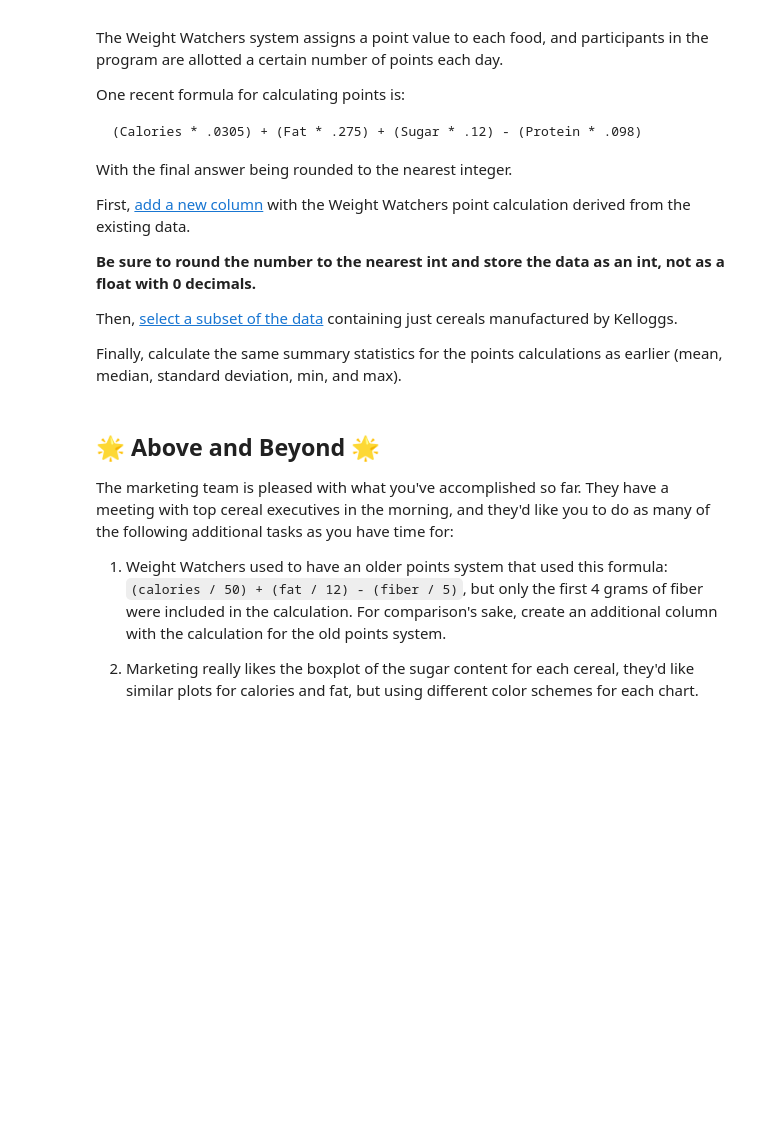
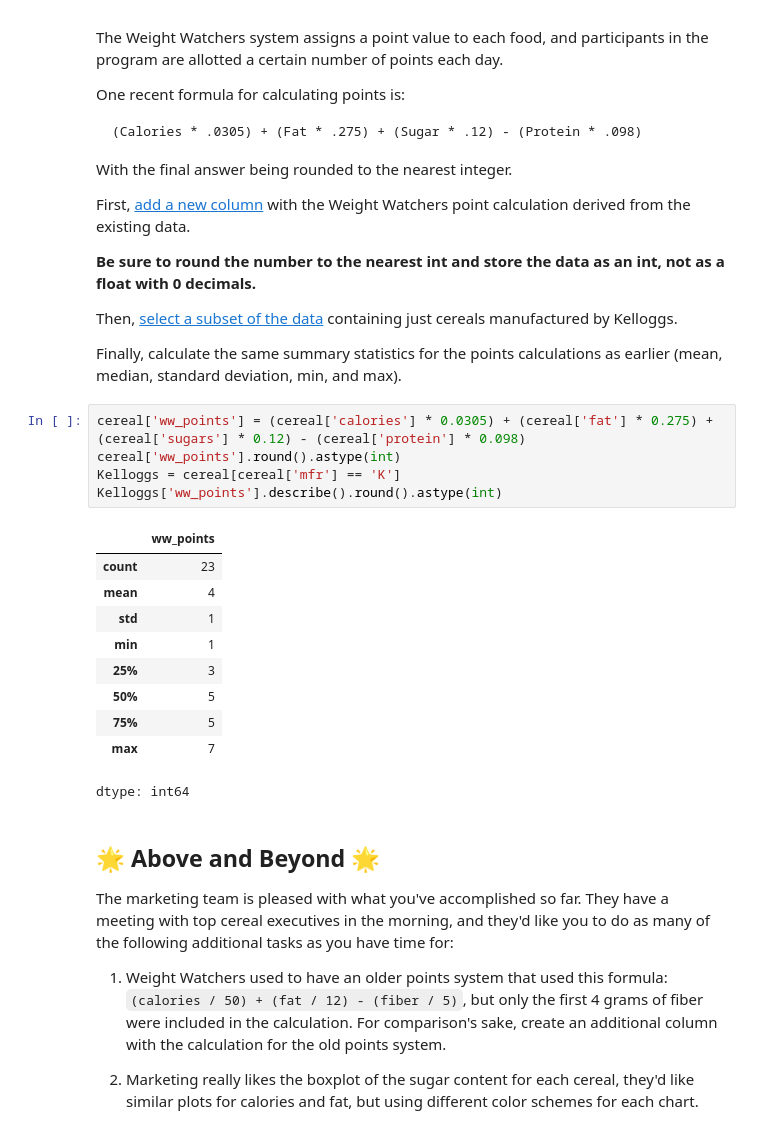
Before and after one commit to Taylor-Paxman/CSE450, a Jupyter notebook: notebooks/Exploration_02.ipynb, the cells around one changed output. Drawn from its saved outputs; the diff is of its cells as text; blank space fills up the shorter version.

```diff
--- a/notebooks/Exploration_02.ipynb
+++ b/notebooks/Exploration_02.ipynb
@@ -185,6 +185,22 @@ First, [add a new column](https://pandas.pydata.org/docs/getting_started/intro_t
 Then, [select a subset of the data](https://pandas.pydata.org/docs/getting_started/intro_tutorials/03_subset_data.html#how-do-i-filter-specific-rows-from-a-dataframe) containing just cereals manufactured by Kelloggs.
 
 Finally, calculate the same summary statistics for the points calculations as earlier (mean, median, standard deviation, min, and max).
+# %%
+cereal['ww_points'] = (cereal['calories'] * 0.0305) + (cereal['fat'] * 0.275) + (cereal['sugars'] * 0.12) - (cereal['protein'] * 0.098)
+cereal['ww_points'].round().astype(int)
+Kelloggs = cereal[cereal['mfr'] == 'K']
+Kelloggs['ww_points'].describe().round().astype(int)
+# %% [output]
+|  | ww_points |
+| count | 23 |
+| mean | 4 |
+| std | 1 |
+| min | 1 |
+| 25% | 3 |
+| 50% | 5 |
+| 75% | 5 |
+| max | 7 |
+dtype: int64
 # %% [markdown]
 ## 🌟 Above and Beyond 🌟
 
```
